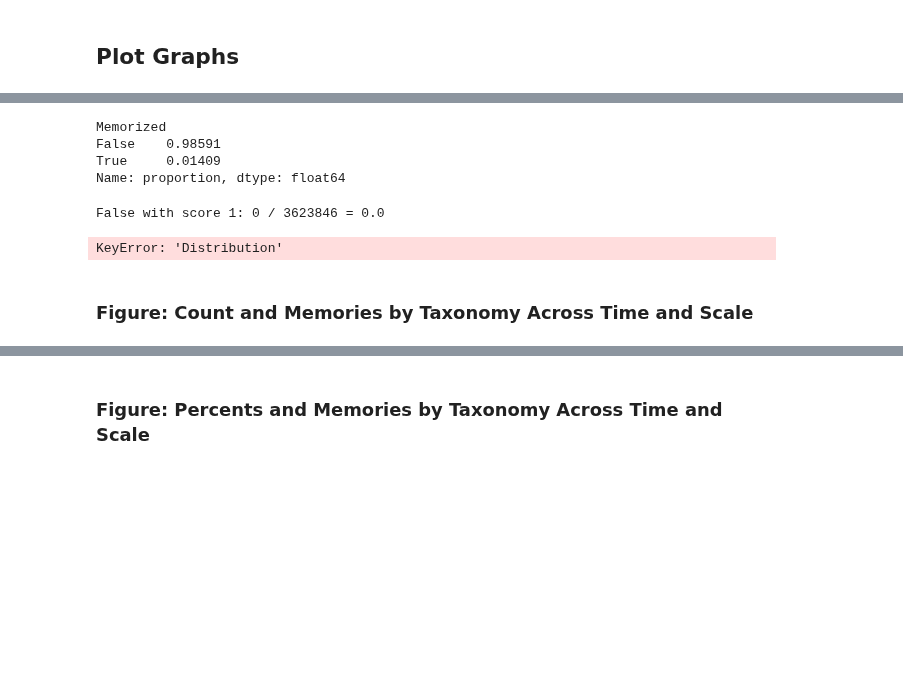
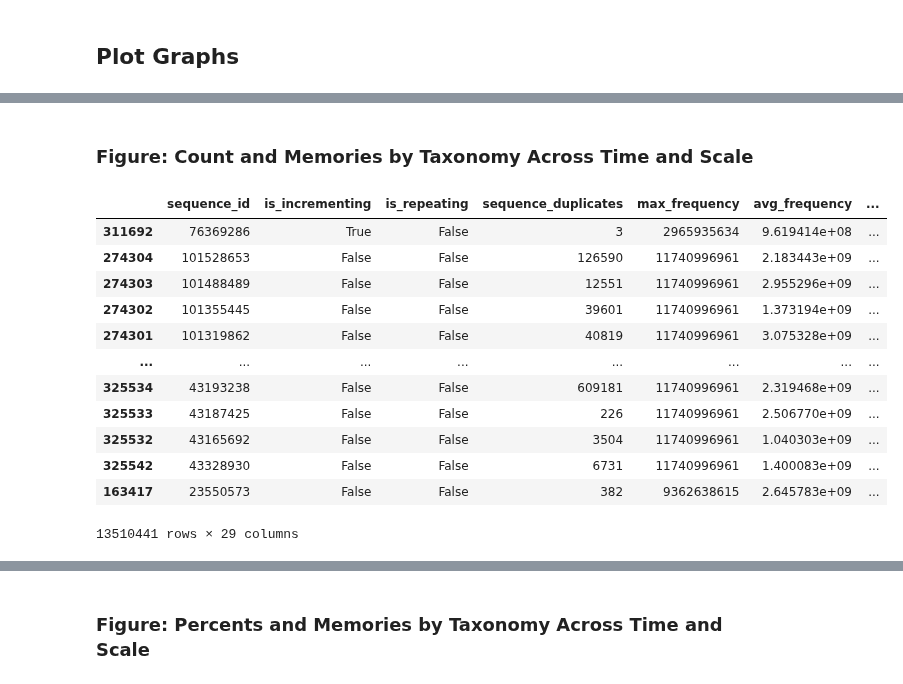
Before and after one commit to EleutherAI/semantic-memorization, a Jupyter notebook: working_dirs/kyle/results_analysis/results_analysis.ipynb, the cells around one changed output, grey strips where cells are left out. Cells and saved outputs as stored; diff of their text form; code cells hidden in the pictures; blank space fills up the shorter version.

```diff
--- a/working_dirs/kyle/results_analysis/results_analysis.ipynb
+++ b/working_dirs/kyle/results_analysis/results_analysis.ipynb
@@ -19,7 +19,7 @@ sns.set_style({'font.family':'serif', 'font.serif':'Times New Roman'})
 split_sample_size = None
 label_title_padding = 10
 study_pile = False
-RECITATION_THRESHOLD = 10
+RECITATION_THRESHOLD = 2
 # %%
 memories_path = "usvsnsp/generation-semantic-filters"
 intermediate_path = "usvsnsp/generation-semantic-intermediate-filters"
@@ -234,24 +165,0 @@ sns.move_legend(plt.gca(), "upper right")
-# %%
-# value counts in percent of Memorized
-deduped_12b["Memorized"].value_counts(normalize=True)
-# %% [output]
-Memorized
-False    0.98591
-True     0.01409
-Name: proportion, dtype: float64
-# %%
-# deduped_12b where memorization_scorem == 1 and Memorized = True
-memorized_False = len(deduped_12b[(deduped_12b["Memorized"] == False)])
-false_with_score_1 = len(deduped_12b[(deduped_12b["Memorized"] == False) & (deduped_12b["memorization_score"] == 1)])
-print(f"False with score 1: {false_with_score_1} / {memorized_False} = {100 * false_with_score_1 / memorized_False}")
-# %% [output]
-False with score 1: 0 / 3623846 = 0.0
-# %%
-# get mean and std dev for each bucket
-duplication_ppl_stats = deduped_12b.groupby(["sequence_duplicates", "Distribution"]).agg({"generation_perplexity": ["mean", "std"]})
-# display the entire frame
-
-display(duplication_ppl_stats)
-duplication_ppl_stats.to_csv("duplication_ppl_stats.csv")
-# %% [output]
-KeyError: 'Distribution'
@@ -261,5 +166,22 @@ combined_memories_dataframe
 # %% [markdown]
 ### Figure: Count and Memories by Taxonomy Across Time and Scale
+# %%
+combined_memories_dataframe = combined_dataframe[combined_dataframe["IsPileSample"] == False]
+combined_memories_dataframe
+# %% [output]
+|  | sequence_id | is_incrementing | is_repeating | sequence_duplicates | max_frequency | avg_frequency | ... |
+| 311692 | 76369286 | True | False | 3 | 2965935634 | 9.619414e+08 | ... |
+| 274304 | 101528653 | False | False | 126590 | 11740996961 | 2.183443e+09 | ... |
+| 274303 | 101488489 | False | False | 12551 | 11740996961 | 2.955296e+09 | ... |
+| 274302 | 101355445 | False | False | 39601 | 11740996961 | 1.373194e+09 | ... |
+| 274301 | 101319862 | False | False | 40819 | 11740996961 | 3.075328e+09 | ... |
+| ... | ... | ... | ... | ... | ... | ... | ... |
+| 325534 | 43193238 | False | False | 609181 | 11740996961 | 2.319468e+09 | ... |
+| 325533 | 43187425 | False | False | 226 | 11740996961 | 2.506770e+09 | ... |
+| 325532 | 43165692 | False | False | 3504 | 11740996961 | 1.040303e+09 | ... |
+| 325542 | 43328930 | False | False | 6731 | 11740996961 | 1.400083e+09 | ... |
+| 163417 | 23550573 | False | False | 382 | 9362638615 | 2.645783e+09 | ... |
+13510441 rows × 29 columns
 # %%
 # Create plot for data across
 final_checkpoint_counts_frame = combined_memories_dataframe[combined_memories_dataframe["Checkpoint"] == "Final"].value_counts(["Param Count", "category"]).unstack().reindex(split_to_param_count.values())
```
Also changed, not shown: parts of 15 cells of this notebook, 13 other files.
